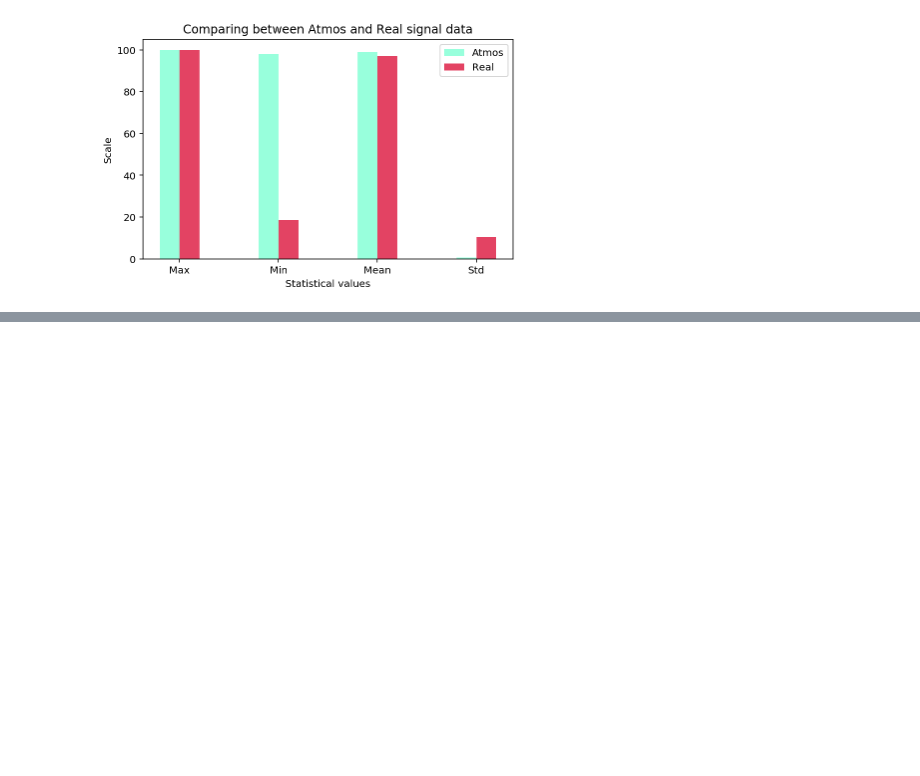
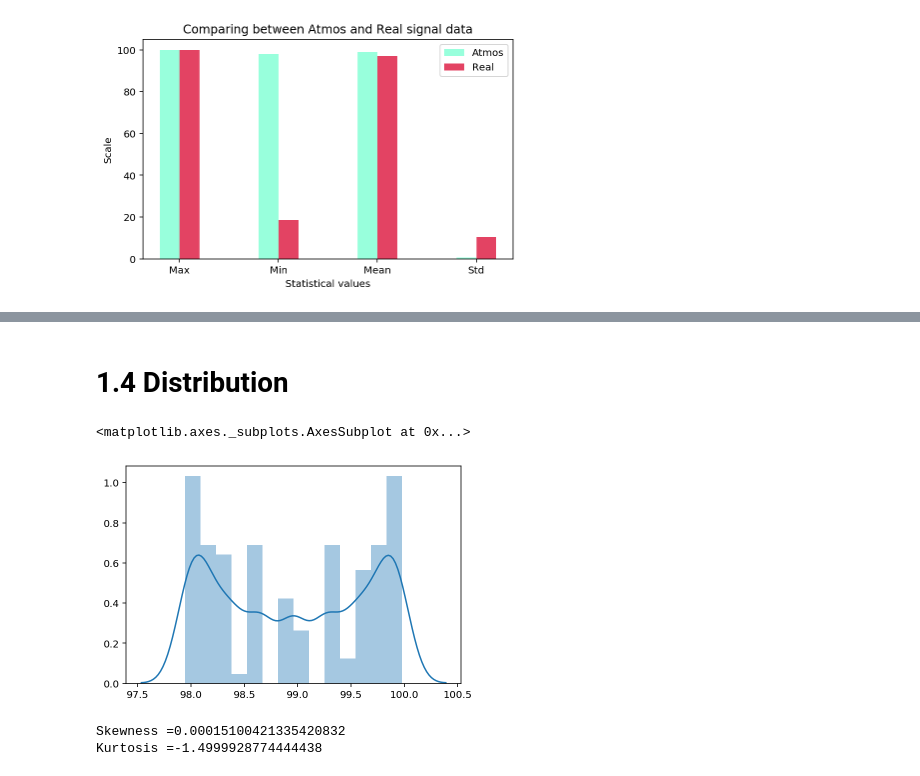
Before and after one commit to parinyad123/Anarmaly_Detection, a Jupyter notebook: anormaly.ipynb, the cells around one changed output, grey strips where cells are left out. Drawn from its saved outputs; the diff is of its cells as text; code cells hidden in the pictures; blank space fills up the shorter version.

```diff
--- a/anormaly.ipynb
+++ b/anormaly.ipynb
@@ -257,0 +195,2 @@ SyntaxError: invalid syntax (<ipython-input-163-a721047dc715>, line 1)
+# %% [markdown]
+# 1.4 Distribution
@@ -257,0 +199,11 @@ SyntaxError: invalid syntax (<ipython-input-163-a721047dc715>, line 1)
+# %%
+sns.distplot(at)
+# %% [output]
+<matplotlib.axes._subplots.AxesSubplot at 0x...>
+[figure, added]
+# %%
+print('Skewness =' +str(skew(at)))
+print('Kurtosis =' +str(kurtosis(at)))
+# %% [output]
+Skewness =0.00015100421335420832
+Kurtosis =-1.4999928774444438
```
Also changed, not shown: parts of 15 cells of this notebook.
